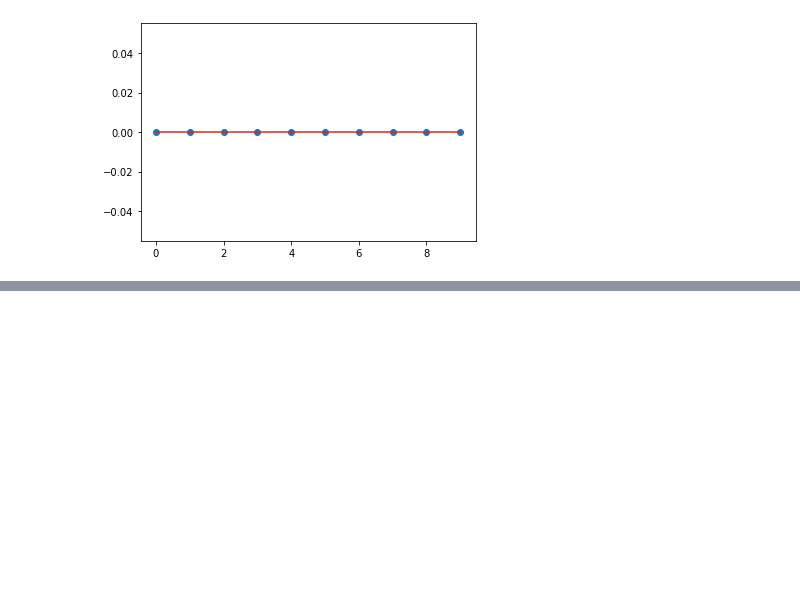
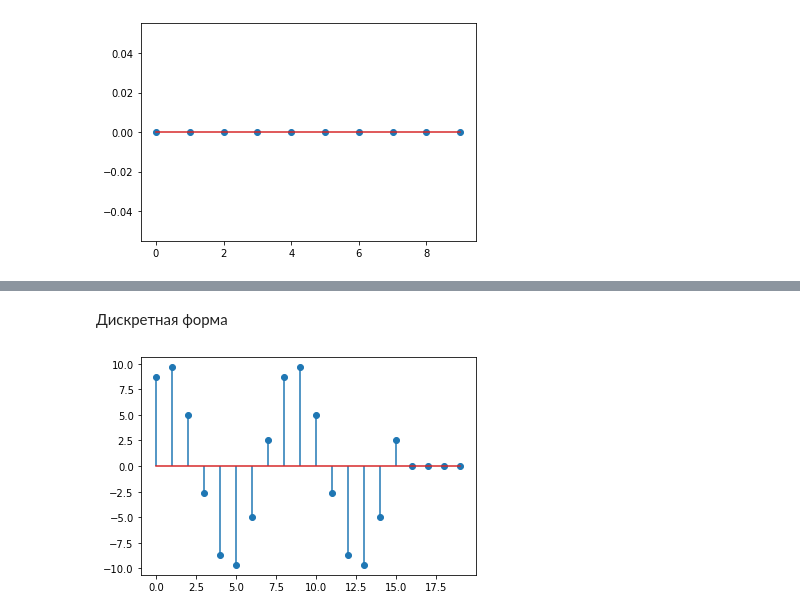
Before and after one commit to just-another-kirill-ilichev/bsuir-signal-processing-labs, a Jupyter notebook: lab1.ipynb, the cells around one changed output, grey strips where cells are left out. Cells and saved outputs as stored; diff of their text form; code cells hidden in the pictures; blank space fills up the shorter version.

```diff
--- a/lab1.ipynb
+++ b/lab1.ipynb
@@ -50,0 +114,13 @@ draw_descrete_function_plot(S3)
+# %% [markdown]
+Дискретная форма
+# %%
+N0 = 16
+n = f0 * T
+M = N0 / n
+
+def S5(k):
+  return S0 * math.cos(2 * math.pi / M * k - u0) if 0 <= k < N0 else 0
+
+draw_discrete_function_plot(S5, stop=20)
+# %% [output]
+[figure, added]
```
Also changed, not shown: parts of 12 cells of this notebook.
